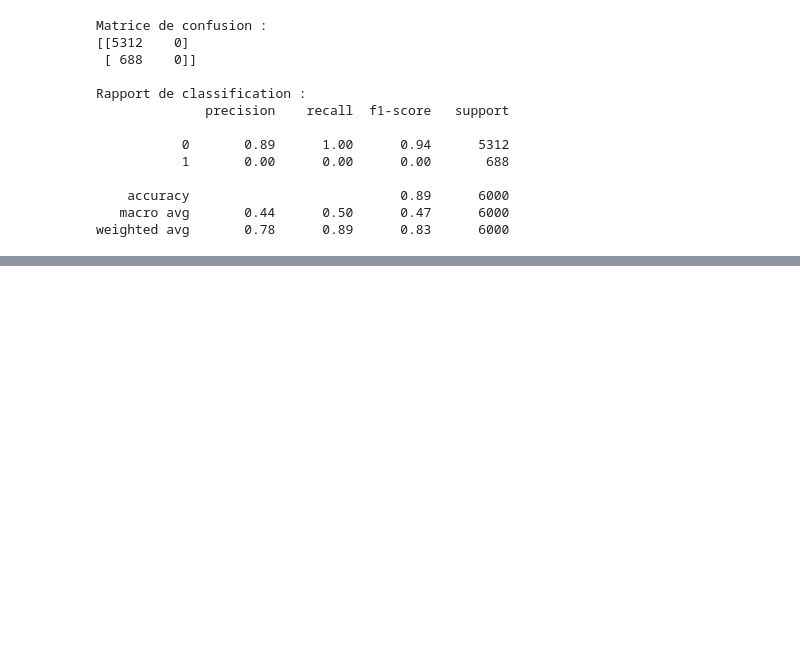
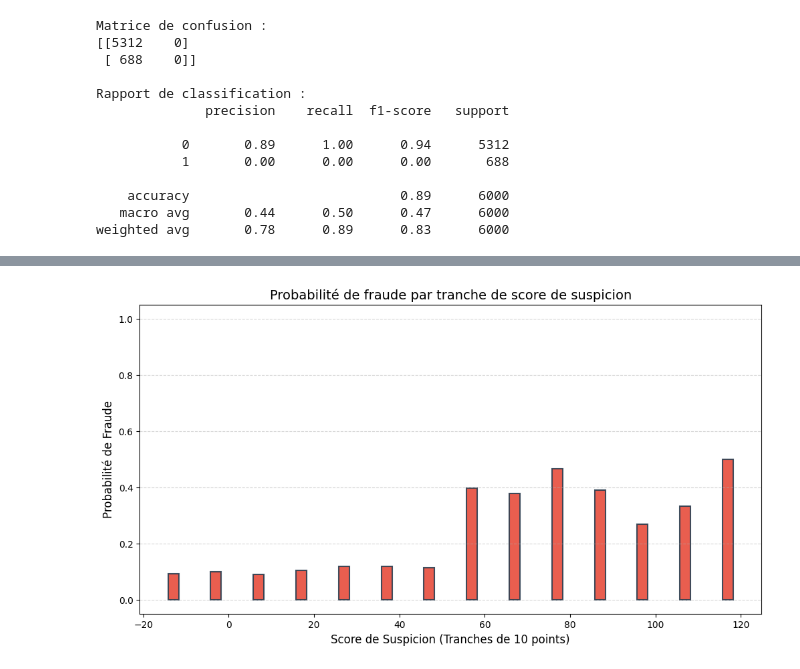
Before and after one commit to eliotneh-alt/memoire-ia-eliot-nehme, a Jupyter notebook: codes/test_data.ipynb, the cells around one changed output, grey strips where cells are left out. Saved outputs shown, nothing was run; the diff lists cells and outputs as text; code cells hidden in the pictures; blank space fills up the shorter version.

```diff
--- a/codes/test_data.ipynb
+++ b/codes/test_data.ipynb
@@ -145,0 +280,50 @@ weighted avg       0.78      0.89      0.83      6000
+# %%
+import pandas as pd
+import numpy as np
+import matplotlib.pyplot as plt
+
+# 1. Conversion en Pandas et création de la cible numérique
+score_suspicion_pd = score_suspicion.to_pandas()
+score_suspicion_pd['fraud_binary'] = score_suspicion_pd['fraud_reported'].map({'N': 0, 'Y': 1})
+
+# 2. Création des tranches (bins) de 3 points
+min_score = int(score_suspicion_pd['suspicion_score'].min())
+max_score = int(score_suspicion_pd['suspicion_score'].max())
+# On remplace le pas de 5 par 3
+tranches = list(range(min_score, max_score + 10, 10))
+
+score_suspicion_pd['score_groupe'] = pd.cut(score_suspicion_pd['suspicion_score'], bins=tranches)
+
+# 3. Calcul de la probabilité par groupe
+proba_par_groupe = score_suspicion_pd.groupby('score_groupe')['fraud_binary'].agg(['mean', 'count']).reset_index()
+
+# On retire les tranches vides
+proba_par_groupe = proba_par_groupe[proba_par_groupe['count'] > 0].copy()
+
+# Point central pour l'axe X
+proba_par_groupe['score_center'] = proba_par_groupe['score_groupe'].apply(lambda x: x.mid).astype(float)
+
+# 4. Création du graphique en bâtons
+plt.figure(figsize=(12, 6)) # J'ai légèrement élargi la figure pour que les barres respirent
+
+# On remplace plt.plot par plt.bar
+plt.bar(
+    proba_par_groupe['score_center'],
+    proba_par_groupe['mean'],
+    width=2.5,                # Largeur des barres (légèrement < 3 pour laisser un petit espace)
+    color='#E74C3C',          # Couleur de remplissage (le rouge que tu avais)
+    edgecolor='#2C3E50',      # Couleur de la bordure des barres
+    linewidth=1.5,
+    alpha=0.9                 # Légère transparence pour le style
+)
+
+plt.title("Probabilité de fraude par tranche de score de suspicion", fontsize=14)
+plt.xlabel("Score de Suspicion (Tranches de 10 points)", fontsize=12)
+plt.ylabel("Probabilité de Fraude", fontsize=12)
+plt.ylim(-0.05, 1.05)
+plt.grid(True, axis='y', linestyle='--', alpha=0.5) # Grille uniquement sur l'axe Y pour les bar charts
+
+plt.savefig("courbe_probabilite_fraude_tranches_batons.png", dpi=300, bbox_inches='tight')
+plt.show()
+# %% [output]
+[figure, added]
```
Also changed, not shown: parts of 3 cells of this notebook, 13 other files.
